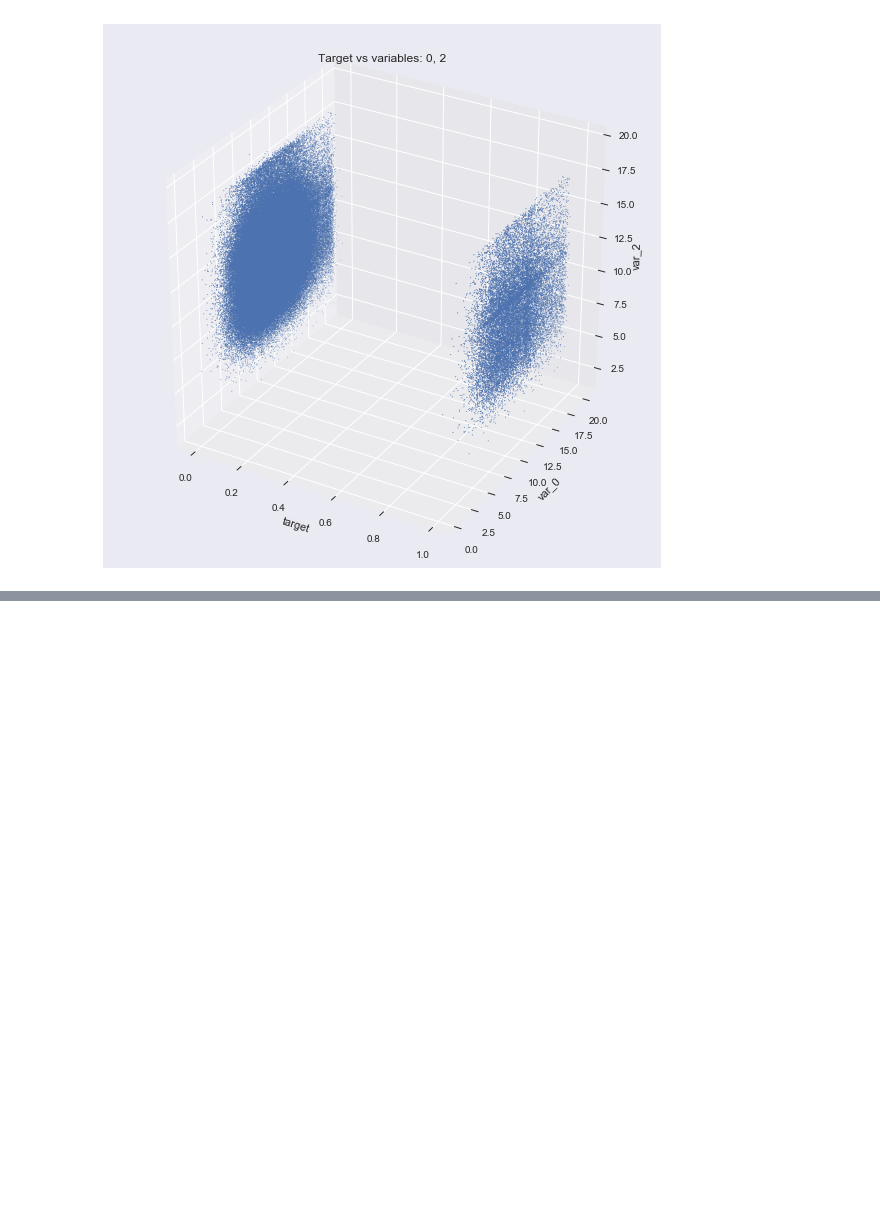
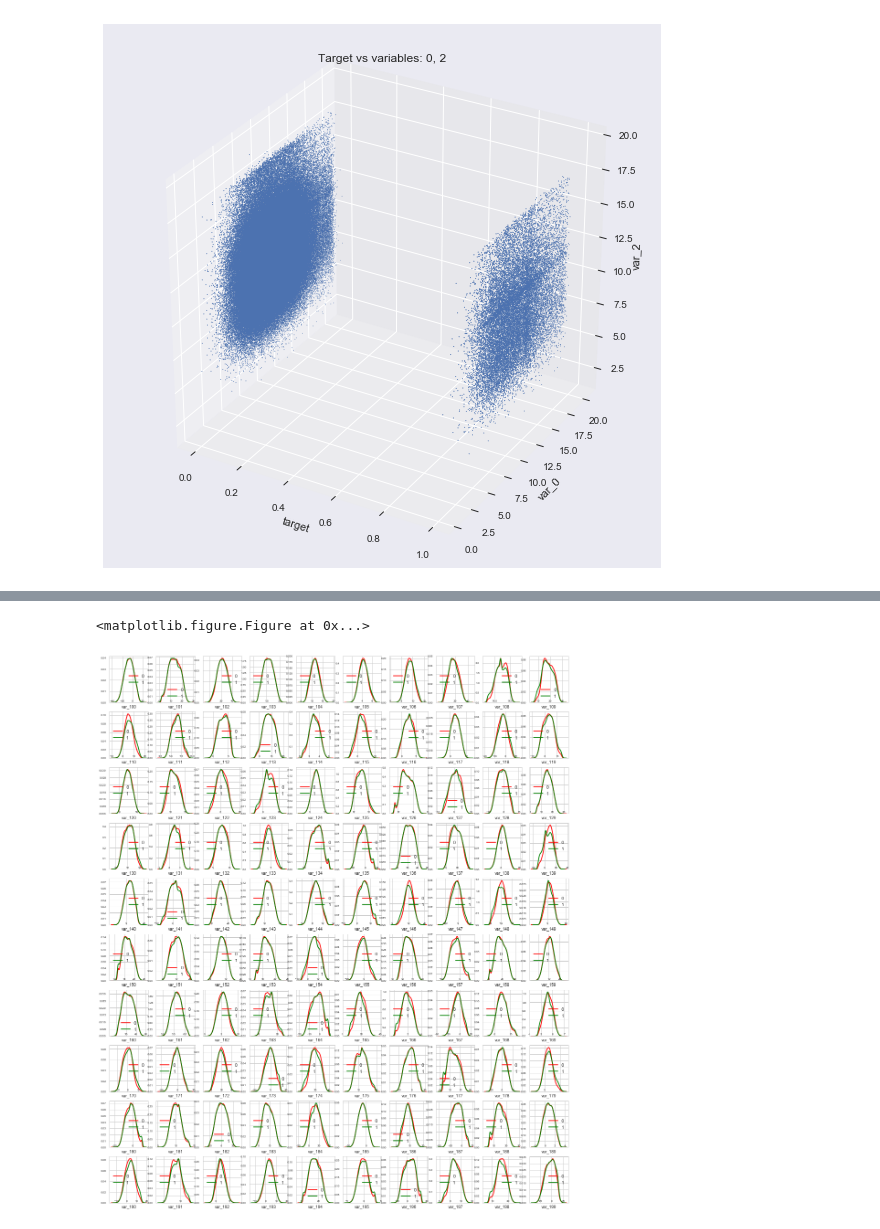
Before and after one commit to FedericoRaimondi/myProjects, a Jupyter notebook: Santander_Customer_Transaction_Prediction/Exploratory_Data_Analysis/Data Exploration.ipynb, the cells around one changed output, grey strips where cells are left out. Cells and saved outputs as stored; diff of their text form; code cells hidden in the pictures; blank space fills up the shorter version.

```diff
--- a/Santander_Customer_Transaction_Prediction/Exploratory_Data_Analysis/Data Exploration.ipynb
+++ b/Santander_Customer_Transaction_Prediction/Exploratory_Data_Analysis/Data Exploration.ipynb
@@ -452,0 +383,6 @@ plt.show()
+# %%
+features = df_train.columns.values[102:202]
+plot_feature_distribution(t0, t1, '0', '1', features)
+# %% [output]
+<matplotlib.figure.Figure at 0x...>
+[figure, added]
```
Also changed, not shown: parts of 21 cells of this notebook.
